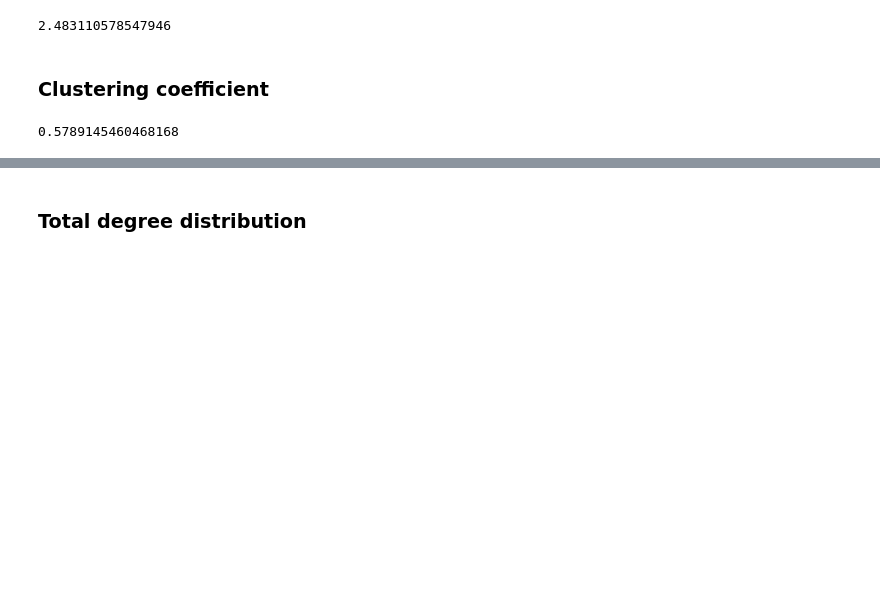
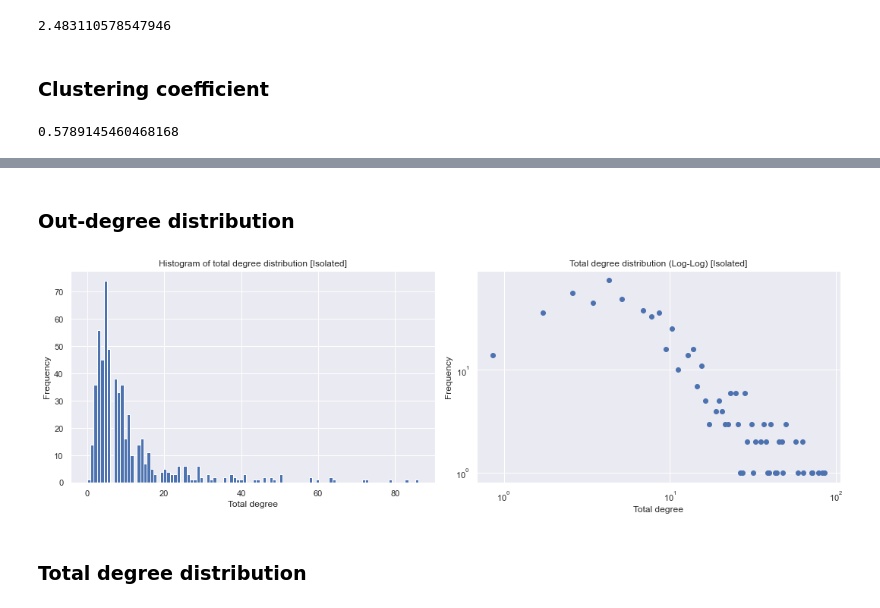
Before and after one commit to philipwastakenwastaken/social-graphs-project-2021, a Jupyter notebook: explainer.ipynb, the cells around one changed output, grey strips where cells are left out. Drawn from its saved outputs; the diff is of its cells as text; code cells hidden in the pictures; blank space fills up the shorter version.

```diff
--- a/explainer.ipynb
+++ b/explainer.ipynb
@@ -777,3 +780,25 @@ nx.average_clustering(GCC)
+# %% [markdown]
+### Out-degree distribution
+# %%
+fig, axes = plt.subplots(1, 2, figsize=(15, 5))
+
+hist, bins = np.histogram(out_deg, bins=100)
+axes[0].hist(bins[:-1], bins, weights=hist)
+axes[0].set_ylabel('Frequency')
+axes[0].set_xlabel('Total degree')
+axes[0].set_title('Histogram of total degree distribution [Isolated]')
+
+axes[1].plot(bins[:-1], hist, 'bo')
+axes[1].set_xscale('log')
+axes[1].set_yscale('log')
+axes[1].set_ylabel('Frequency')
+axes[1].set_xlabel('Total degree')
+axes[1].set_title('Total degree distribution (Log-Log) [Isolated]')
+
+plt.tight_layout()
+plt.show()
+# %% [output]
+[figure, added]
 # %% [markdown]
 ### Total degree distribution
 # %%
```
Also changed, not shown: parts of 10 cells of this notebook.
